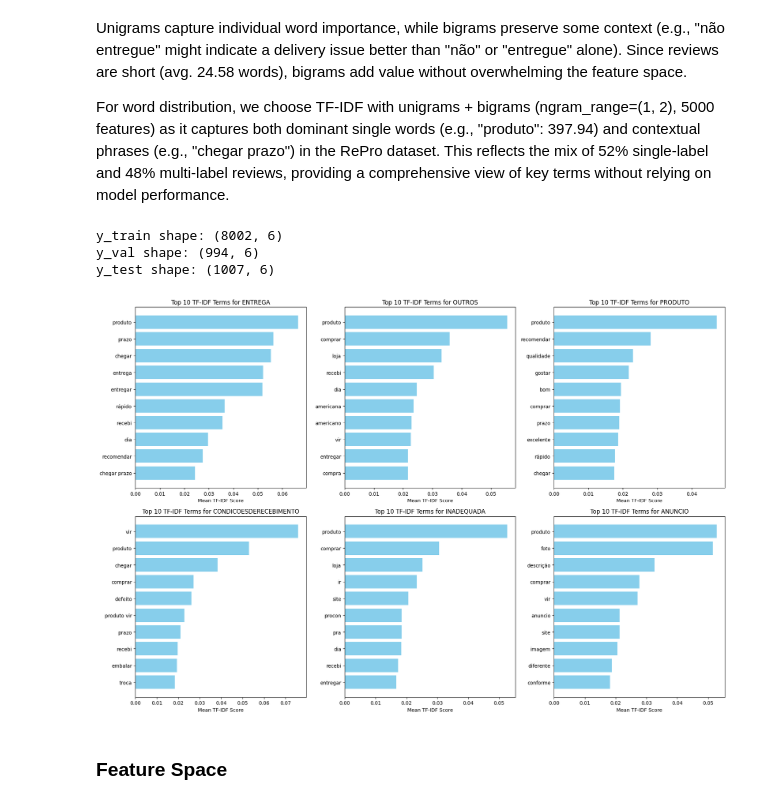
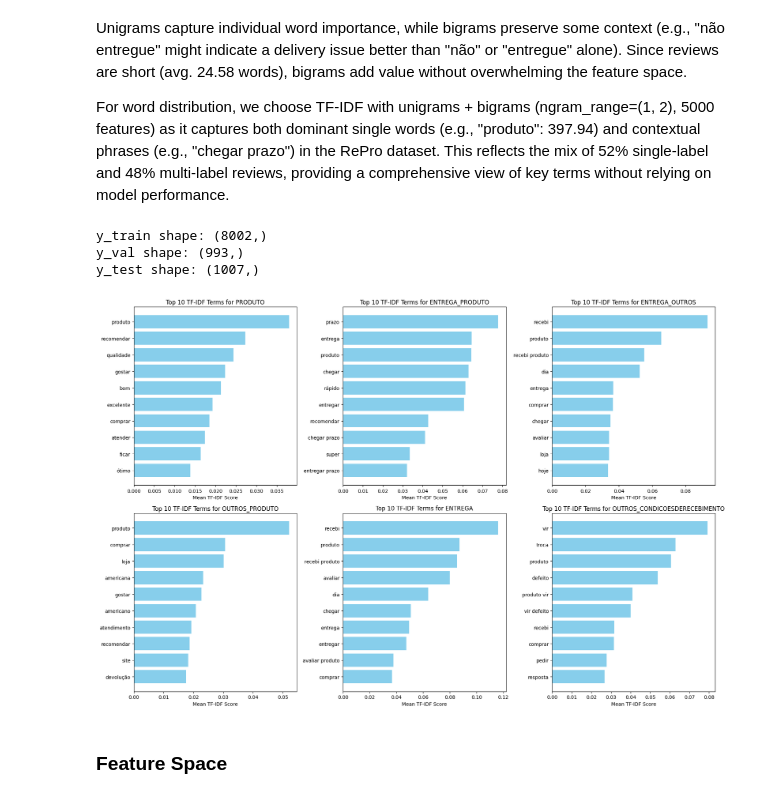
Before and after one commit to martapereira0/NLP-Text_Classification, a Jupyter notebook: main.ipynb, the cells around one changed output. Cells and saved outputs as stored; diff of their text form; code cells hidden in the pictures.

```diff
--- a/main.ipynb
+++ b/main.ipynb
@@ -222,0 +320,25 @@ Example of Rare Words: ['aquisitivo', 'gdssdfhhbcxxxxvbjjnvvvvbbbbbvxfvhbbbnncft
+# %%
+from sklearn.preprocessing import LabelEncoder, MinMaxScaler
+
+# Encode label combinations
+label_encoder = LabelEncoder()
+y_train_mc = label_encoder.fit_transform(train_data['label_combination'])
+
+val_data_before = len(val_data)
+val_data = val_data[val_data['label_combination'].isin(label_encoder.classes_)]
+test_data_before = len(test_data)
+test_data = test_data[test_data['label_combination'].isin(label_encoder.classes_)]
+
+# Report excluded samples
+excluded_val = val_data_before - len(val_data)
+excluded_test = test_data_before - len(test_data)
+
+if excluded_val > 0:
+    unseen_val_labels = val_data[~val_data['label_combination'].isin(label_encoder.classes_)]['label_combination'].unique()
+    print(f"Removed {excluded_val} validation samples with unseen labels: {unseen_val_labels}")
+if excluded_test > 0:
+    unseen_test_labels = test_data[~test_data['label_combination'].isin(label_encoder.classes_)]['label_combination'].unique()
+    print(f"Removed {excluded_test} test samples with unseen labels: {unseen_test_labels}")
+
+y_val_mc = label_encoder.transform(val_data['label_combination'])
+y_test_mc = label_encoder.transform(test_data['label_combination'])
@@ -485,39 +622,49 @@ Unigrams capture individual word importance, while bigrams preserve some context
 
 For word distribution, we choose TF-IDF with unigrams + bigrams (ngram_range=(1, 2), 5000 features) as it captures both dominant single words (e.g., "produto": 397.94) and contextual phrases (e.g., "chegar prazo") in the RePro dataset. This reflects the mix of 52% single-label and 48% multi-label reviews, providing a comprehensive view of key terms without relying on model performance.
 # %%
-label_names = ['ENTREGA', 'OUTROS', 'PRODUTO', 'CONDICOESDERECEBIMENTO', 'INADEQUADA', 'ANUNCIO']
+# Extract label combinations as the target
+y_train = train_data['label_combination'].to_numpy()
+y_val = val_data['label_combination'].to_numpy()
+y_test = test_data['label_combination'].to_numpy()
 
-y_train = train_data[label_names].to_numpy()
-y_val = val_data[label_names].to_numpy()
-y_test = test_data[label_names].to_numpy()
+# Print shapes to verify
 print("y_train shape:", y_train.shape)
 print("y_val shape:", y_val.shape)
 print("y_test shape:", y_test.shape)
 # %% [output]
-y_train shape: (8002, 6)
-y_val shape: (994, 6)
-y_test shape: (1007, 6)
+y_train shape: (8002,)
+y_val shape: (993,)
+y_test shape: (1007,)
 # %%
-n_top = 10
+n_top_combinations = 6  # Adjust based on your EDA (e.g., top 6 combinations)
+top_combinations = train_data['label_combination'].value_counts().index[:n_top_combinations]
+
+# Set up the plot
+n_top = 10  # Number of top terms to display per combination
 fig, axes = plt.subplots(2, 3, figsize=(18, 12))
 axes = axes.flatten()
 
-for i, label in enumerate(label_names):
-    label_indices = np.where(y_train[:, i] == 1)[0]
+# Analyze top TF-IDF terms for each label combination
+for i, combination in enumerate(top_combinations):
+    # Get indices of reviews with this combination
+    label_indices = train_data[train_data['label_combination'] == combination].index
+    # Compute mean TF-IDF scores for these reviews
     label_tfidf = X_train_tfidf_bi[label_indices].mean(axis=0).A1
+    # Get top terms
     top_indices = np.argsort(label_tfidf)[-n_top:][::-1]
     top_terms = feature_names_bi[top_indices]
     top_scores = label_tfidf[top_indices]
 
+    # Plot
     axes[i].barh(top_terms, top_scores, color='skyblue')
-    axes[i].set_title(f'Top {n_top} TF-IDF Terms for {label}')
+    axes[i].set_title(f'Top {n_top} TF-IDF Terms for {combination}')
     axes[i].set_xlabel('Mean TF-IDF Score')
     axes[i].invert_yaxis()
 
 plt.tight_layout()
 plt.show()
 # %% [output]
-[figure, old version]
+[figure, new version]
 # %% [markdown]
 ### Feature Space
 # %%
```
Also changed, not shown: parts of 34 cells of this notebook.
